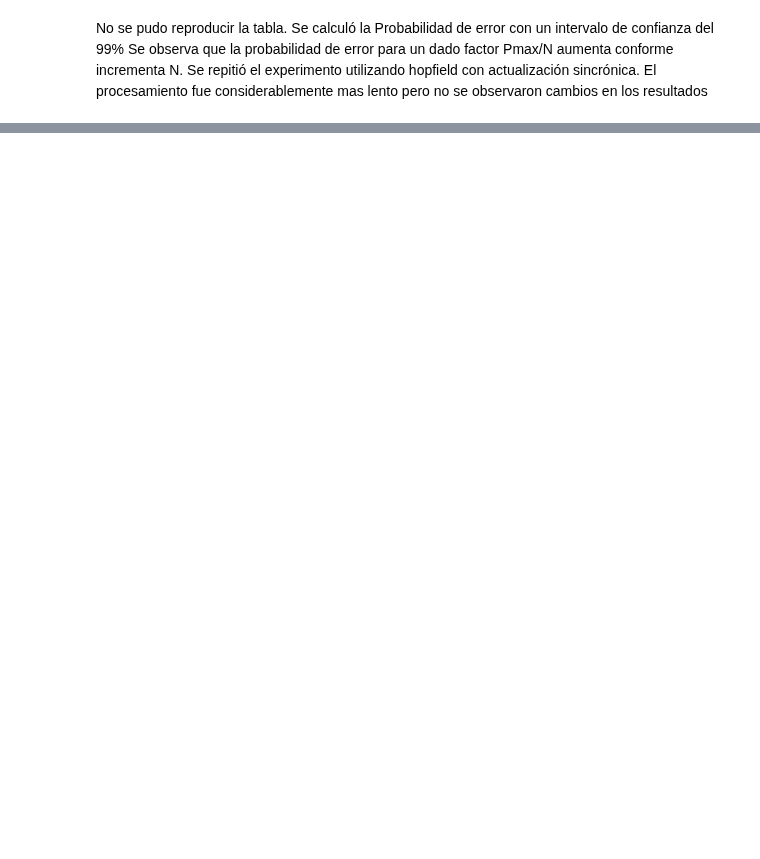
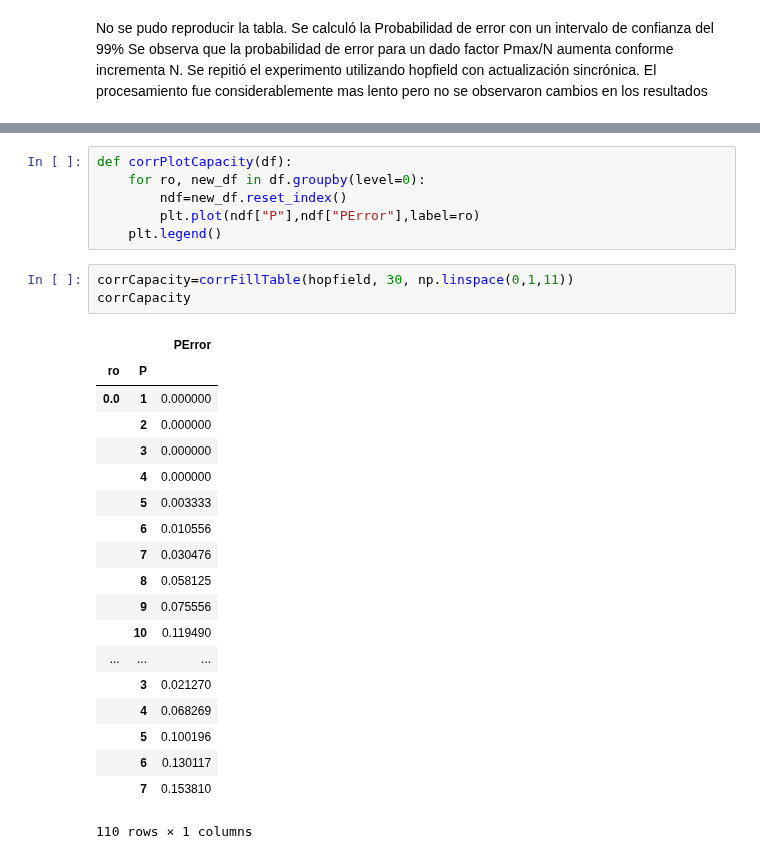
Before and after one commit to xvan/RedesNeuronales, a Jupyter notebook: TP1/TP1.ipynb, the cells around one changed output, grey strips where cells are left out. Drawn from its saved outputs; the diff is of its cells as text; blank space fills up the shorter version.

```diff
--- a/TP1/TP1.ipynb
+++ b/TP1/TP1.ipynb
@@ -528,0 +566,29 @@ Se repitió el experimento utilizando hopfield con actualización sincrónica. E
+# %%
+def corrPlotCapacity(df):
+    for ro, new_df in df.groupby(level=0):
+        ndf=new_df.reset_index()
+        plt.plot(ndf["P"],ndf["PError"],label=ro)
+    plt.legend()
+# %%
+corrCapacity=corrFillTable(hopfield, 30, np.linspace(0,1,11))
+corrCapacity
+# %% [output]
+|  |  | PError |
+| ro | P |  |
+| 0.0 | 1 | 0.000000 |
+|  | 2 | 0.000000 |
+|  | 3 | 0.000000 |
+|  | 4 | 0.000000 |
+|  | 5 | 0.003333 |
+|  | 6 | 0.010556 |
+|  | 7 | 0.030476 |
+|  | 8 | 0.058125 |
+|  | 9 | 0.075556 |
+|  | 10 | 0.119490 |
+| ... | ... | ... |
+|  | 3 | 0.021270 |
+|  | 4 | 0.068269 |
+|  | 5 | 0.100196 |
+|  | 6 | 0.130117 |
+|  | 7 | 0.153810 |
+110 rows × 1 columns
```
Also changed, not shown: parts of 13 cells of this notebook.
